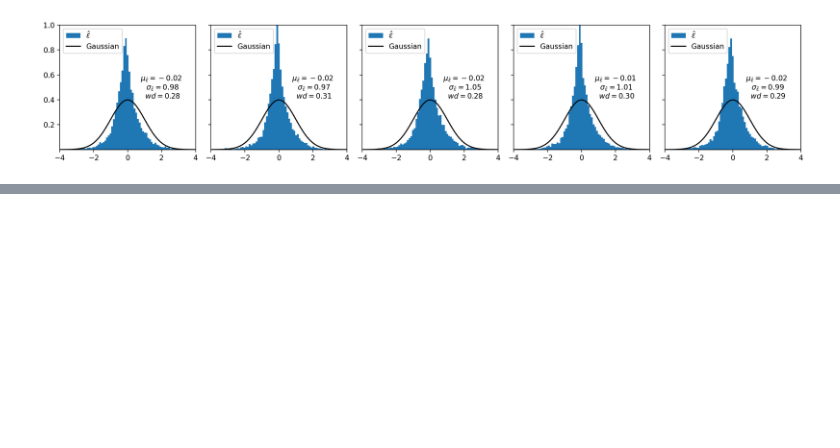
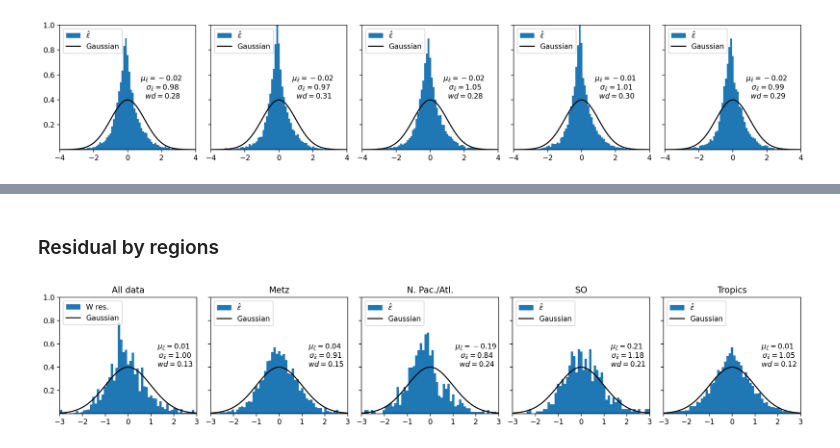
Before and after one commit to jiarong-wu/mlflux, a Jupyter notebook: notebooks/regression/Eval2-pred-res.ipynb, the cells around one changed output, grey strips where cells are left out. Cells and saved outputs as stored; diff of their text form; code cells hidden in the pictures; blank space fills up the shorter version.

```diff
--- a/notebooks/regression/Eval2-pred-res.ipynb
+++ b/notebooks/regression/Eval2-pred-res.ipynb
@@ -363,3 +398,39 @@ plt.tight_layout();
+# %% [markdown]
+### Residual by regions
+# %%
+###### Used ones
+datafile = '/scratch/jw8736/mlflux/data/Processed/psd_coare3p6_weight1_wave0.nc'
+ds_psd = xr.load_dataset(datafile)
+
+# Regional split
+splits = [[77], [67, 72, 78], [73, 71], [68, 83, 69, 87]]
+ds_sets = [ds_psd.where(ds_psd.pcode.isin(split), drop=True) for split in splits]
+
+# Load model
+model_dir = f'/scratch/jw8736/mlflux/saved_model/final/LH5_1/NW_tr2/'
+# model_dir = f'/scratch/jw8736/mlflux/saved_model/final/SH5_1/NW_tr2/'
+# model_dir = f'/scratch/jw8736/mlflux/saved_model/final/M5_1/NW_tr2/'
+# model_dir = f'/scratch/jw8736/mlflux/saved_model/final/Mcross5_1/NW_tr2/'
+rand_seed = 4
+model_name = 'model_rand%g.p' %rand_seed
+model = open_case (model_dir, model_name)
+
+fig, axes = plt.subplots(1, 5, figsize=[15,3], dpi=200, sharey=True)
+labels = ['Metz', 'N. Pac./Atl.', 'SO', 'Tropics']
+
+plot_res (axes[0], model, ds_psd, weighted=True)
+axes[0].set_title('All data')
+
+for i in range(0, 4):
+    ds = ds_sets[i]
+    ax = axes[i+1]
+    plot_res (ax, model, ds)
+    ax.set_title(labels[i])
+
+plt.tight_layout()
+plt.savefig(f'../../plots/LH_residuals_region.png', bbox_inches='tight')
+# %% [output]
+[figure, added]
 # %%
 # x = np.linspace(mu - 10*sigma, mu + 10*sigma, 1000)
 # y = (1/(sigma * np.sqrt(2 * np.pi))) * np.exp(-0.5 * ((x - mu)/sigma)**2)
```
Also changed, not shown: parts of 4 cells of this notebook, 3 other files.
